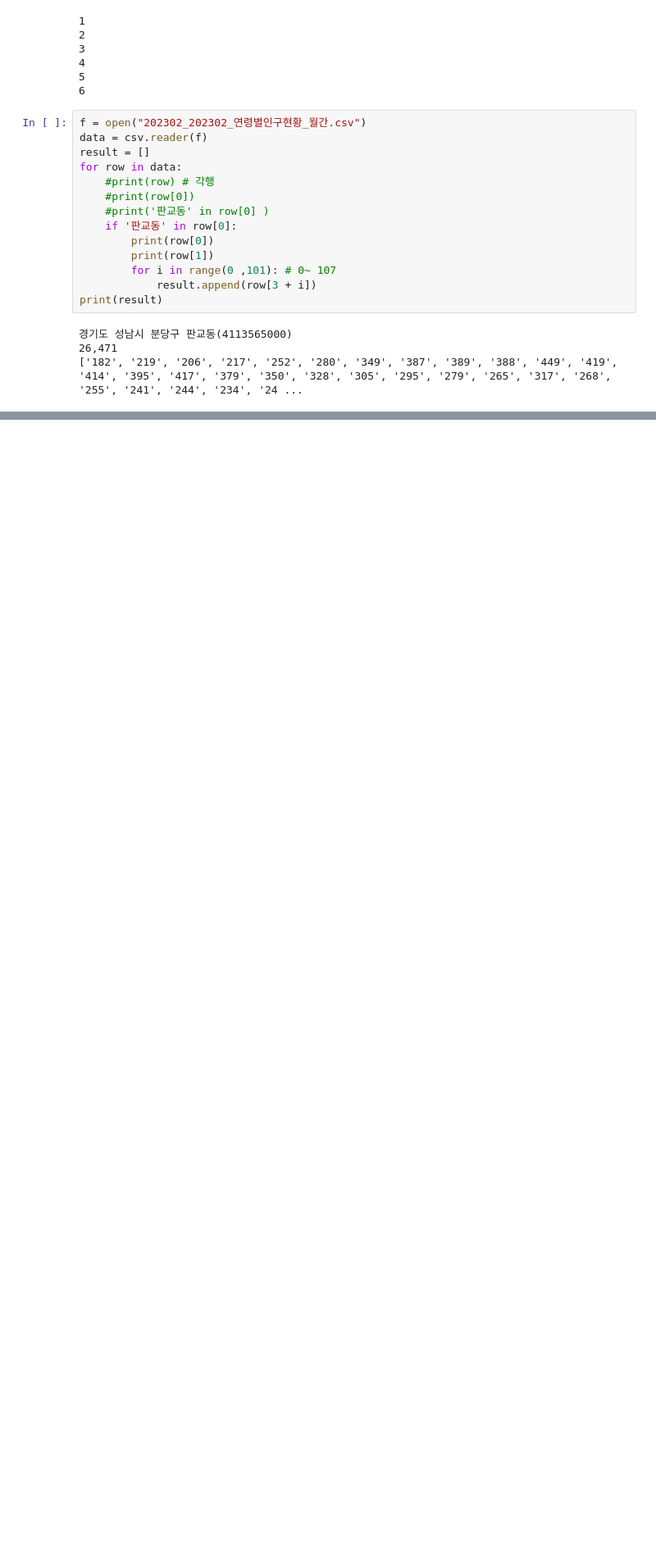
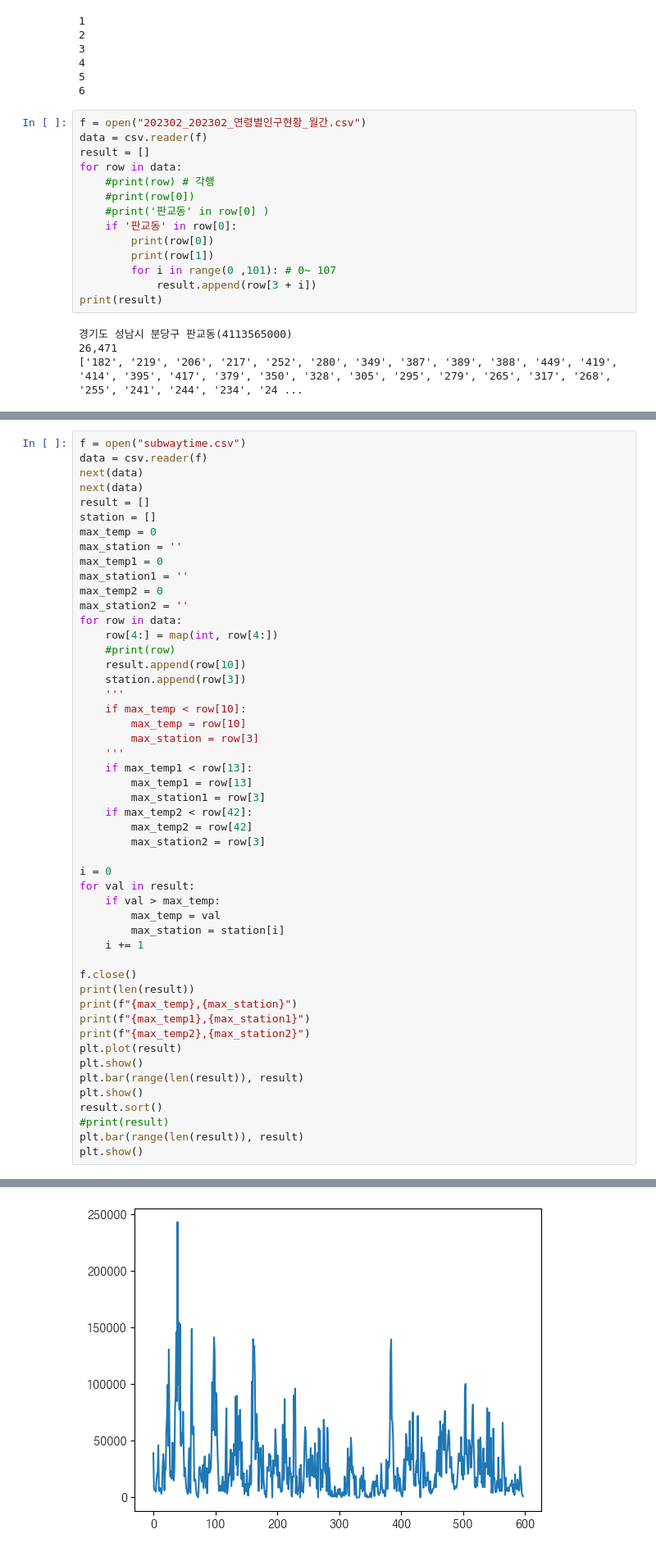
Before and after one commit to SoongMoo/hk_AI-RPA, a Jupyter notebook: python/06_data_analysis.ipynb, the cells around one changed output, grey strips where cells are left out. Shown at 82% size. Cells and saved outputs as stored; diff of their text form; blank space fills up the shorter version.

```diff
--- a/python/06_data_analysis.ipynb
+++ b/python/06_data_analysis.ipynb
@@ -1261,0 +1405,51 @@ plt.show()
+# %%
+f = open("subwaytime.csv")
+data = csv.reader(f)
+next(data)
+next(data)
+result = []
+station = []
+max_temp = 0
+max_station = ''
+max_temp1 = 0
+max_station1 = ''
+max_temp2 = 0
+max_station2 = ''
+for row in data:
+    row[4:] = map(int, row[4:])
+    #print(row)
+    result.append(row[10])
+    station.append(row[3])
+    '''
+    if max_temp < row[10]:
+        max_temp = row[10]
+        max_station = row[3]
+    '''
+    if max_temp1 < row[13]:
+        max_temp1 = row[13]
+        max_station1 = row[3]
+    if max_temp2 < row[42]:
+        max_temp2 = row[42]
+        max_station2 = row[3]
+
+i = 0
+for val in result:
+    if val > max_temp:
+        max_temp = val
+        max_station = station[i]
+    i += 1
+
+f.close()
+print(len(result))
+print(f"{max_temp},{max_station}")
+print(f"{max_temp1},{max_station1}")
+print(f"{max_temp2},{max_station2}")
+plt.plot(result)
+plt.show()
+plt.bar(range(len(result)), result)
+plt.show()
+result.sort()
+#print(result)
+plt.bar(range(len(result)), result)
+plt.show()
+# %% [output]
@@ -1261,0 +1460 @@ plt.show()
+[figure, added]
```
Also changed, not shown: parts of 52 cells of this notebook.
